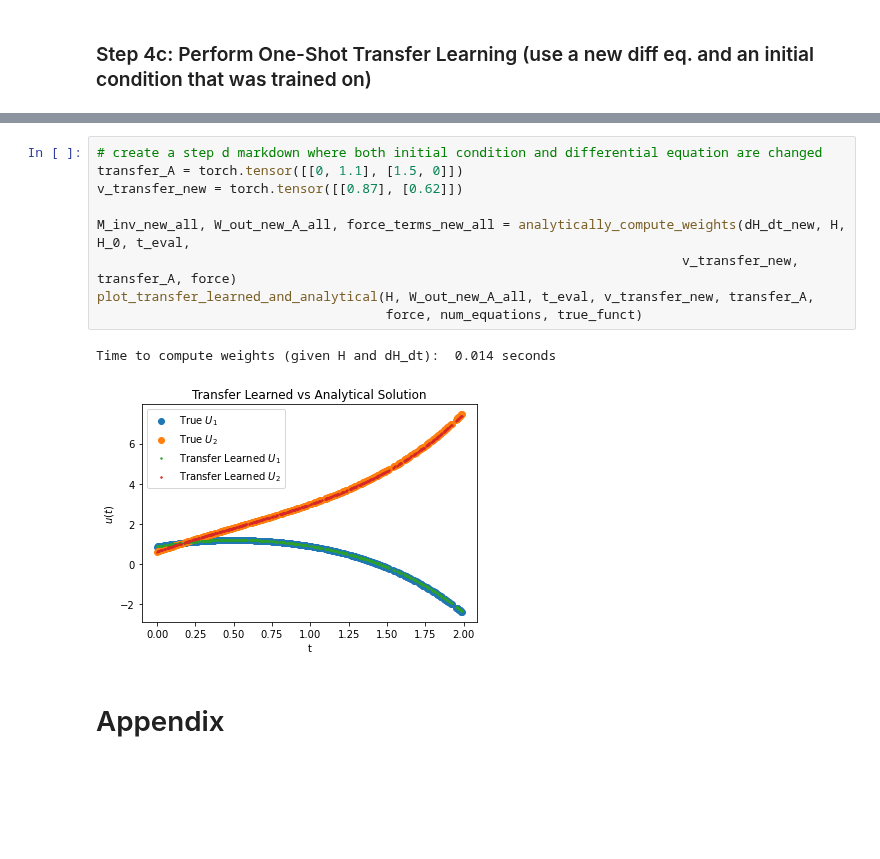
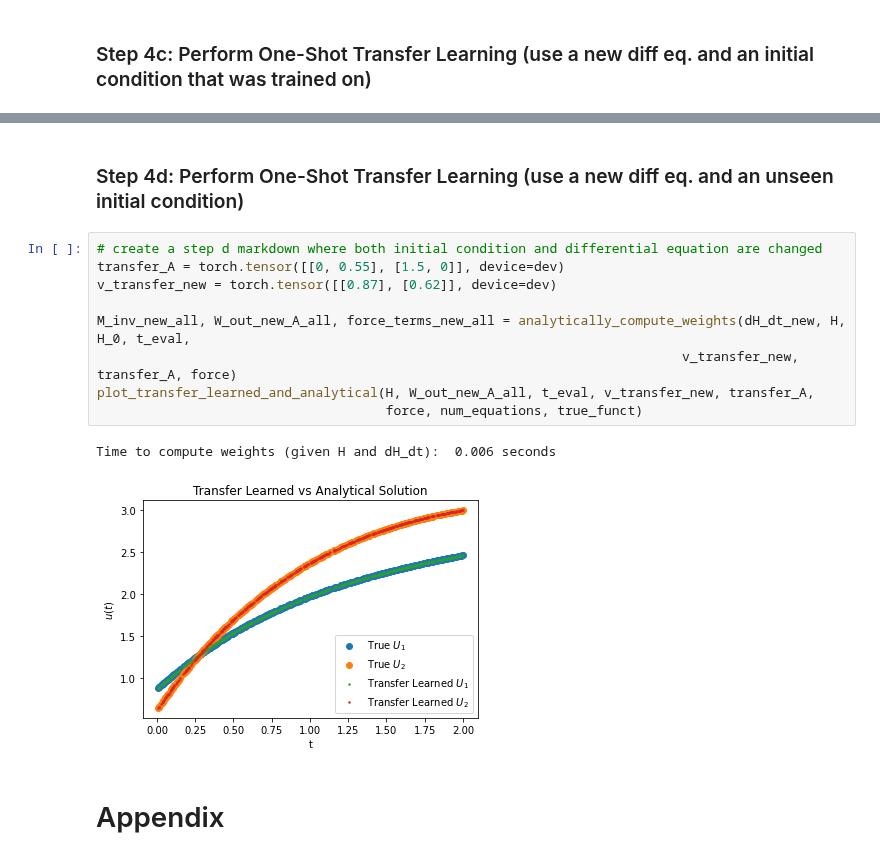
Before and after one commit to Hari-Raval/Harvard-Thesis, a Jupyter notebook: src/transfer_learning_two_linear_ode/system_linear_ode_with_transfer_learning-v5.ipynb, the cells around one changed output, grey strips where cells are left out. Drawn from its saved outputs; the diff is of its cells as text; blank space fills up the shorter version.

```diff
--- a/src/transfer_learning_two_linear_ode/system_linear_ode_with_transfer_learning-v5.ipynb
+++ b/src/transfer_learning_two_linear_ode/system_linear_ode_with_transfer_learning-v5.ipynb
@@ -538,15 +610,17 @@ Time to compute weights (given H and dH_dt):  0.010 seconds
-# %%
-# create a step d markdown where both initial condition and differential equation are changed
-transfer_A = torch.tensor([[0, 1.1], [1.5, 0]])
-v_transfer_new = torch.tensor([[0.87], [0.62]])
-
-M_inv_new_all, W_out_new_A_all, force_terms_new_all = analytically_compute_weights(dH_dt_new, H, H_0, t_eval,
-                                                                           v_transfer_new, transfer_A, force)
-plot_transfer_learned_and_analytical(H, W_out_new_A_all, t_eval, v_transfer_new, transfer_A,
-                                     force, num_equations, true_funct)
-# %% [output]
-Time to compute weights (given H and dH_dt):  0.014 seconds
-[figure, removed]
+# %% [markdown]
+### Step 4d: Perform One-Shot Transfer Learning (use a new diff eq. and an unseen initial condition)
+# %%
+# create a step d markdown where both initial condition and differential equation are changed
+transfer_A = torch.tensor([[0, 0.55], [1.5, 0]], device=dev)
+v_transfer_new = torch.tensor([[0.87], [0.62]], device=dev)
+
+M_inv_new_all, W_out_new_A_all, force_terms_new_all = analytically_compute_weights(dH_dt_new, H, H_0, t_eval,
+                                                                           v_transfer_new, transfer_A, force)
+plot_transfer_learned_and_analytical(H, W_out_new_A_all, t_eval, v_transfer_new, transfer_A,
+                                     force, num_equations, true_funct)
+# %% [output]
+Time to compute weights (given H and dH_dt):  0.006 seconds
+[figure, added]
 # %% [markdown]
 # Appendix
 # %%
```
Also changed, not shown: parts of 29 cells of this notebook.
